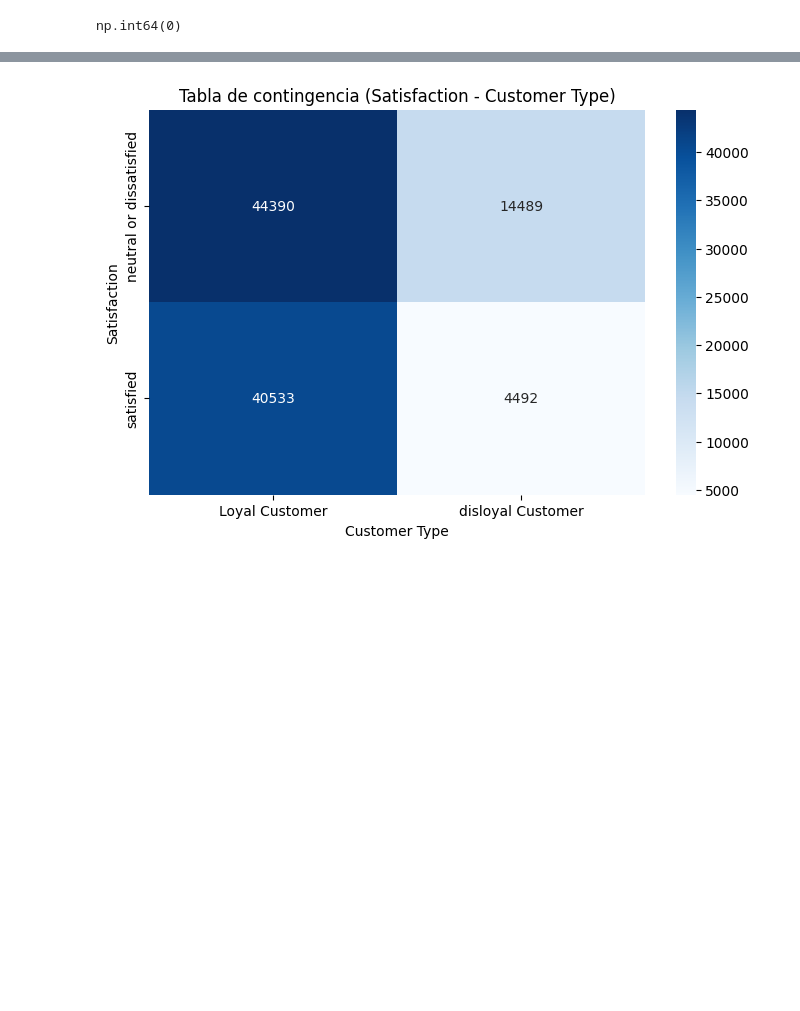
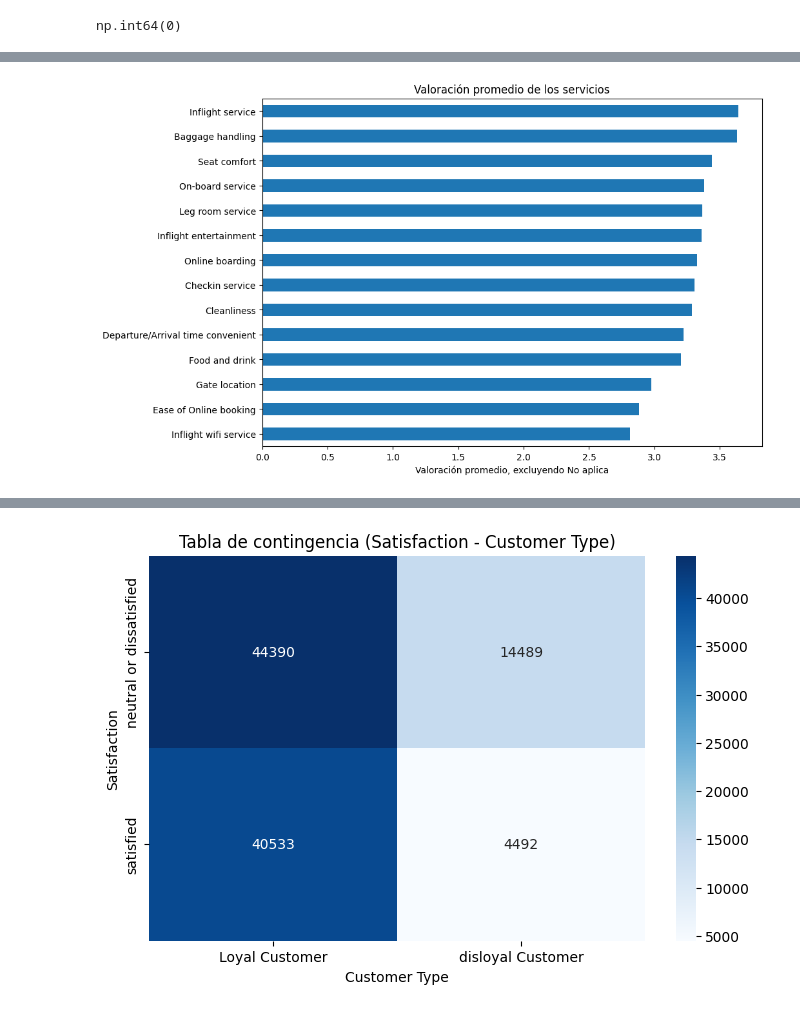
Before and after one commit to FIUBA-Posgrado-Inteligencia-Artificial/aprMaqI_CEIA, a Jupyter notebook: trabajo_practico/eda_airline_passenger.ipynb, the cells around one changed output, grey strips where cells are left out. Saved outputs shown, nothing was run; the diff lists cells and outputs as text; code cells hidden in the pictures; blank space fills up the shorter version.

```diff
--- a/trabajo_practico/eda_airline_passenger.ipynb
+++ b/trabajo_practico/eda_airline_passenger.ipynb
@@ -154,0 +255,3 @@ Name: count, dtype: int64
+# %%
+services_for_analysis = df_train[service_columns].replace(0, np.nan)
+services_for_analysis.describe()
@@ -154,0 +268,13 @@ Name: count, dtype: int64
+# %%
+mean_services = (
+    services_for_analysis
+    .mean()
+    .sort_values()
+)
+
+mean_services.plot(kind="barh", figsize=(10, 7))
+plt.xlabel("Valoración promedio, excluyendo No aplica")
+plt.title("Valoración promedio de los servicios")
+plt.show()
+# %% [output]
+[figure, added]
```
Also changed, not shown: parts of 38 cells of this notebook.
